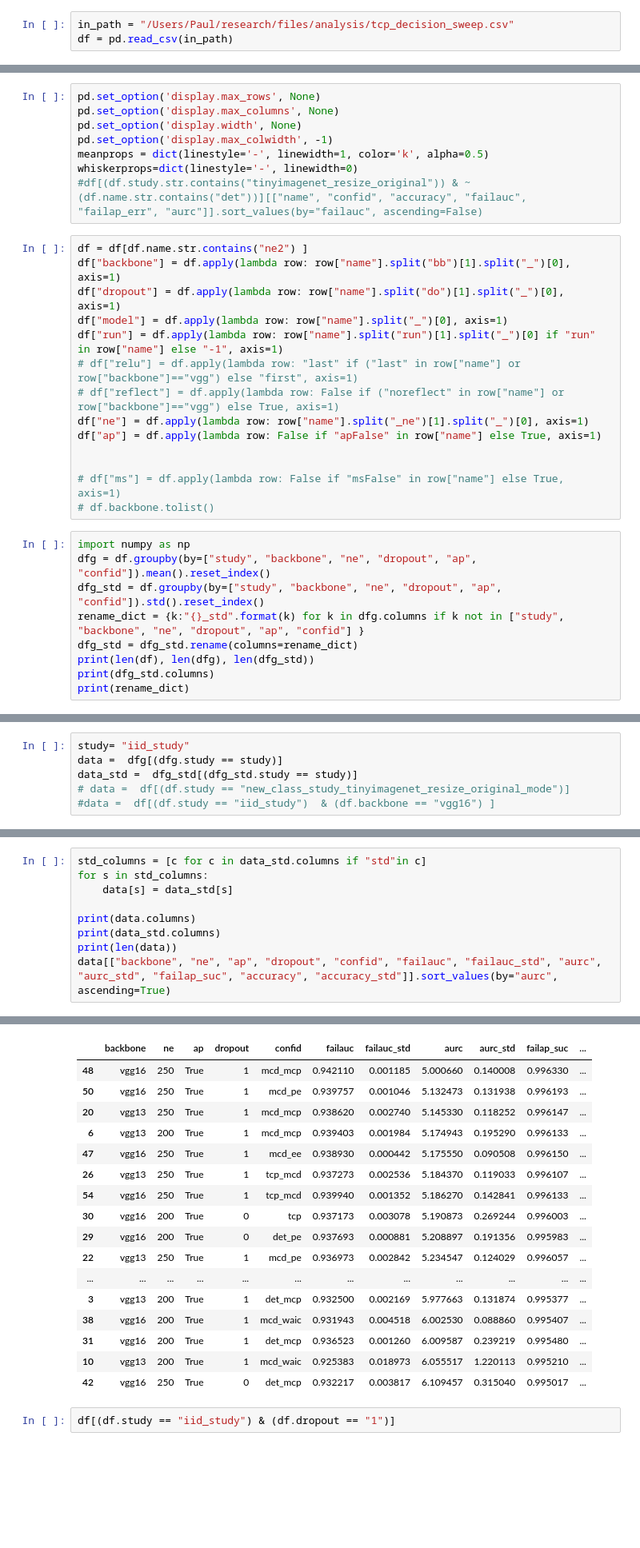
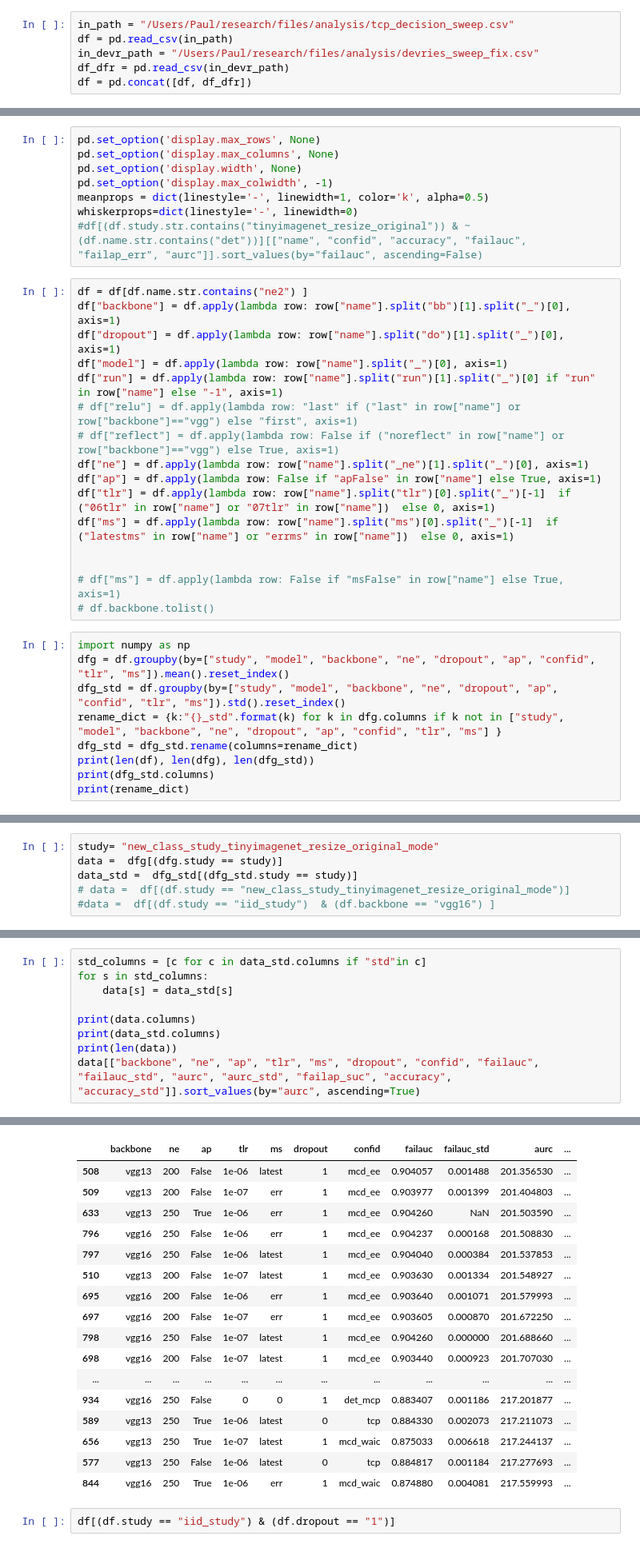
Before and after one commit to IML-DKFZ/fd-shifts, a Jupyter notebook: notebooks/tcp_decision_sweep.ipynb, the cells around one changed output, grey strips where cells are left out. Shown at 80% size. Cells and saved outputs as stored; diff of their text form; blank space fills up the shorter version.

```diff
--- a/notebooks/tcp_decision_sweep.ipynb
+++ b/notebooks/tcp_decision_sweep.ipynb
@@ -5,6 +5,9 @@ import seaborn as sns
 # %%
 in_path = "/Users/Paul/research/files/analysis/tcp_decision_sweep.csv"
 df = pd.read_csv(in_path)
+in_devr_path = "/Users/Paul/research/files/analysis/devries_sweep_fix.csv"
+df_dfr = pd.read_csv(in_devr_path)
+df = pd.concat([df, df_dfr])
 # %%
 
 len(df)
@@ -82,15 +85,17 @@ df["run"] = df.apply(lambda row: row["name"].split("run")[1].split("_")[0] if "r
 # df["reflect"] = df.apply(lambda row: False if ("noreflect" in row["name"] or row["backbone"]=="vgg") else True, axis=1)
 df["ne"] = df.apply(lambda row: row["name"].split("_ne")[1].split("_")[0], axis=1)
 df["ap"] = df.apply(lambda row: False if "apFalse" in row["name"] else True, axis=1)
+df["tlr"] = df.apply(lambda row: row["name"].split("tlr")[0].split("_")[-1]  if ("06tlr" in row["name"] or "07tlr" in row["name"])  else 0, axis=1)
+df["ms"] = df.apply(lambda row: row["name"].split("ms")[0].split("_")[-1]  if ("latestms" in row["name"] or "errms" in row["name"])  else 0, axis=1)
 
 
 # df["ms"] = df.apply(lambda row: False if "msFalse" in row["name"] else True, axis=1)
 # df.backbone.tolist()
 # %%
 import numpy as np
-dfg = df.groupby(by=["study", "backbone", "ne", "dropout", "ap", "confid"]).mean().reset_index()
-dfg_std = df.groupby(by=["study", "backbone", "ne", "dropout", "ap", "confid"]).std().reset_index()
-rename_dict = {k:"{}_std".format(k) for k in dfg.columns if k not in ["study", "backbone", "ne", "dropout", "ap", "confid"] }
+dfg = df.groupby(by=["study", "model", "backbone", "ne", "dropout", "ap", "confid", "tlr", "ms"]).mean().reset_index()
+dfg_std = df.groupby(by=["study", "model", "backbone", "ne", "dropout", "ap", "confid", "tlr", "ms"]).std().reset_index()
+rename_dict = {k:"{}_std".format(k) for k in dfg.columns if k not in ["study", "model", "backbone", "ne", "dropout", "ap", "confid", "tlr", "ms"] }
 dfg_std = dfg_std.rename(columns=rename_dict)
 print(len(df), len(dfg), len(dfg_std))
 print(dfg_std.columns)
@@ -104,7 +110,7 @@ Index(['study', 'backbone', 'ne', 'dropout', 'ap', 'confid', 'Unnamed: 0_std',
       dtype='object')
 {'Unnamed: 0': 'Unnamed: 0_std', 'fold': 'fold_std', 'n_test': 'n_test_std', 'accuracy': 'accuracy_std', 'nll': 'nll_std', 'brier_score': 'brier_score_std', 'failauc': 'failauc_std', 'failap_suc': 'fa ...
 # %%
-study= "iid_study"
+study= "new_class_study_tinyimagenet_resize_original_mode"
 data =  dfg[(dfg.study == study)]
 data_std =  dfg_std[(dfg_std.study == study)]
 # data =  df[(df.study == "new_class_study_tinyimagenet_resize_original_mode")]
@@ -133,5 +148,5 @@ for s in std_columns:
 print(data.columns)
 print(data_std.columns)
 print(len(data))
-data[["backbone", "ne", "ap", "dropout", "confid", "failauc", "failauc_std", "aurc", "aurc_std", "failap_suc", "accuracy", "accuracy_std"]].sort_values(by="aurc", ascending=True)
+data[["backbone", "ne", "ap", "tlr", "ms", "dropout", "confid", "failauc", "failauc_std", "aurc", "aurc_std", "failap_suc", "accuracy", "accuracy_std"]].sort_values(by="aurc", ascending=True)
 # %% [output]
@@ -156,20 +173,20 @@ See the caveats in the documentation: https://pandas.pydata.org/pandas-docs/stab
-|  | backbone | ne | ap | dropout | confid | failauc | failauc_std | aurc | aurc_std | failap_suc | ... |
-| 48 | vgg16 | 250 | True | 1 | mcd_mcp | 0.942110 | 0.001185 | 5.000660 | 0.140008 | 0.996330 | ... |
-| 50 | vgg16 | 250 | True | 1 | mcd_pe | 0.939757 | 0.001046 | 5.132473 | 0.131938 | 0.996193 | ... |
-| 20 | vgg13 | 250 | True | 1 | mcd_mcp | 0.938620 | 0.002740 | 5.145330 | 0.118252 | 0.996147 | ... |
-| 6 | vgg13 | 200 | True | 1 | mcd_mcp | 0.939403 | 0.001984 | 5.174943 | 0.195290 | 0.996133 | ... |
-| 47 | vgg16 | 250 | True | 1 | mcd_ee | 0.938930 | 0.000442 | 5.175550 | 0.090508 | 0.996150 | ... |
-| 26 | vgg13 | 250 | True | 1 | tcp_mcd | 0.937273 | 0.002536 | 5.184370 | 0.119033 | 0.996107 | ... |
-| 54 | vgg16 | 250 | True | 1 | tcp_mcd | 0.939940 | 0.001352 | 5.186270 | 0.142841 | 0.996133 | ... |
-| 30 | vgg16 | 200 | True | 0 | tcp | 0.937173 | 0.003078 | 5.190873 | 0.269244 | 0.996003 | ... |
-| 29 | vgg16 | 200 | True | 0 | det_pe | 0.937693 | 0.000881 | 5.208897 | 0.191356 | 0.995983 | ... |
-| 22 | vgg13 | 250 | True | 1 | mcd_pe | 0.936973 | 0.002842 | 5.234547 | 0.124029 | 0.996057 | ... |
+|  | backbone | ne | ap | tlr | ms | dropout | confid | failauc | failauc_std | aurc | ... |
+| 508 | vgg13 | 200 | False | 1e-06 | latest | 1 | mcd_ee | 0.904057 | 0.001488 | 201.356530 | ... |
+| 509 | vgg13 | 200 | False | 1e-07 | err | 1 | mcd_ee | 0.903977 | 0.001399 | 201.404803 | ... |
+| 633 | vgg13 | 250 | True | 1e-06 | err | 1 | mcd_ee | 0.904260 | NaN | 201.503590 | ... |
+| 796 | vgg16 | 250 | False | 1e-06 | err | 1 | mcd_ee | 0.904237 | 0.000168 | 201.508830 | ... |
+| 797 | vgg16 | 250 | False | 1e-06 | latest | 1 | mcd_ee | 0.904040 | 0.000384 | 201.537853 | ... |
+| 510 | vgg13 | 200 | False | 1e-07 | latest | 1 | mcd_ee | 0.903630 | 0.001334 | 201.548927 | ... |
+| 695 | vgg16 | 200 | False | 1e-06 | err | 1 | mcd_ee | 0.903640 | 0.001071 | 201.579993 | ... |
+| 697 | vgg16 | 200 | False | 1e-07 | err | 1 | mcd_ee | 0.903605 | 0.000870 | 201.672250 | ... |
+| 798 | vgg16 | 250 | False | 1e-07 | latest | 1 | mcd_ee | 0.904260 | 0.000000 | 201.688660 | ... |
+| 698 | vgg16 | 200 | False | 1e-07 | latest | 1 | mcd_ee | 0.903440 | 0.000923 | 201.707030 | ... |
 | ... | ... | ... | ... | ... | ... | ... | ... | ... | ... | ... | ... |
-| 3 | vgg13 | 200 | True | 1 | det_mcp | 0.932500 | 0.002169 | 5.977663 | 0.131874 | 0.995377 | ... |
-| 38 | vgg16 | 200 | True | 1 | mcd_waic | 0.931943 | 0.004518 | 6.002530 | 0.088860 | 0.995407 | ... |
-| 31 | vgg16 | 200 | True | 1 | det_mcp | 0.936523 | 0.001260 | 6.009587 | 0.239219 | 0.995480 | ... |
-| 10 | vgg13 | 200 | True | 1 | mcd_waic | 0.925383 | 0.018973 | 6.055517 | 1.220113 | 0.995210 | ... |
-| 42 | vgg16 | 250 | True | 0 | det_mcp | 0.932217 | 0.003817 | 6.109457 | 0.315040 | 0.995017 | ... |
+| 934 | vgg16 | 250 | False | 0 | 0 | 1 | det_mcp | 0.883407 | 0.001186 | 217.201877 | ... |
+| 589 | vgg13 | 250 | True | 1e-06 | latest | 0 | tcp | 0.884330 | 0.002073 | 217.211073 | ... |
+| 656 | vgg13 | 250 | True | 1e-07 | latest | 1 | mcd_waic | 0.875033 | 0.006618 | 217.244137 | ... |
+| 577 | vgg13 | 250 | False | 1e-06 | latest | 0 | tcp | 0.884817 | 0.001184 | 217.277693 | ... |
+| 844 | vgg16 | 250 | True | 1e-06 | err | 1 | mcd_waic | 0.874880 | 0.004081 | 217.559993 | ... |
 # %%
 df[(df.study == "iid_study") & (df.dropout == "1")]
 # %%
```
Also changed, not shown: parts of 8 cells of this notebook, 19 other files.
